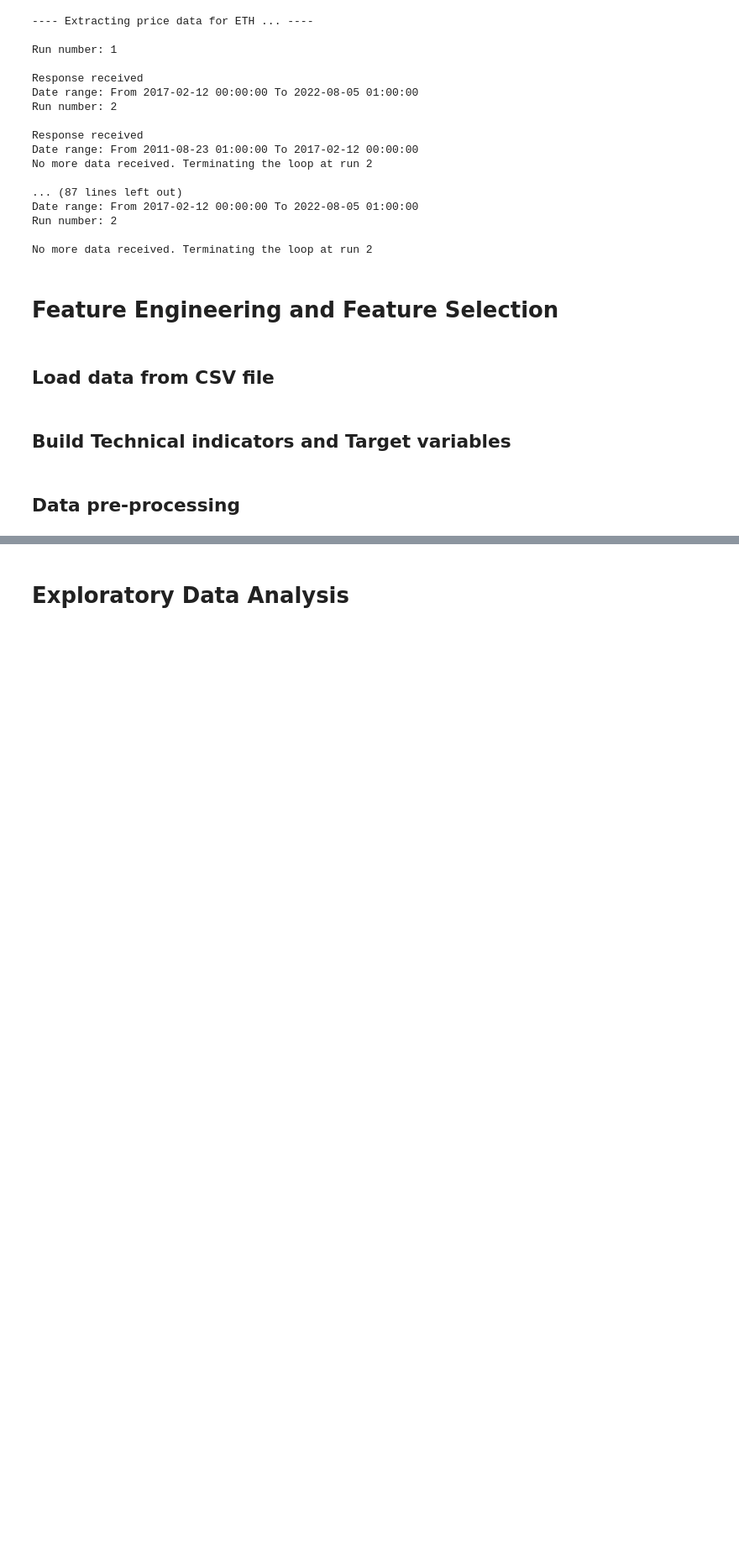
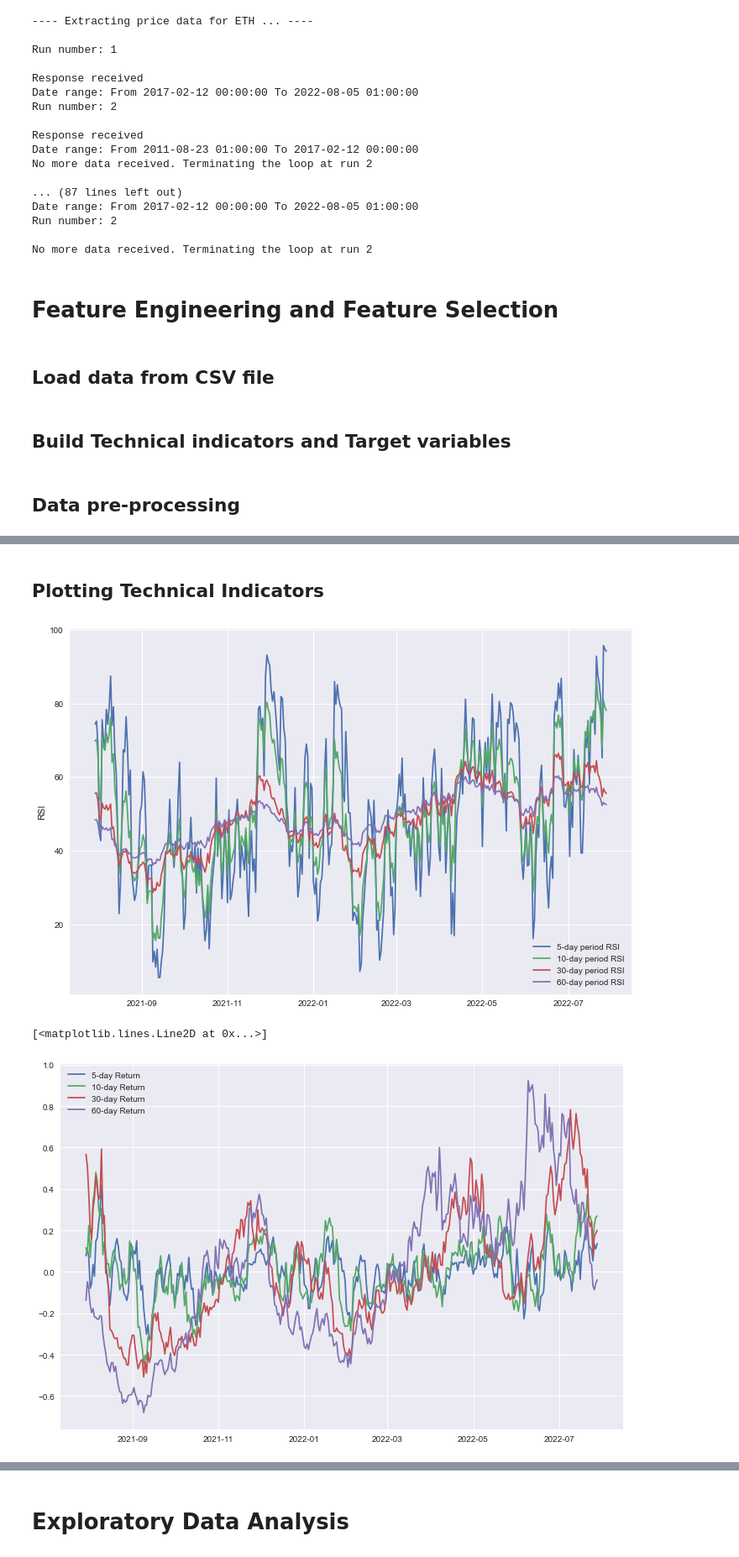
Before and after one commit to es-g/MSc_Ethereum_price_trend_analysis, a Jupyter notebook: simulations.ipynb, the cells around one changed output, grey strips where cells are left out. Shown at 84% size. Saved outputs shown, nothing was run; the diff lists cells and outputs as text; code cells hidden in the pictures; blank space fills up the shorter version.

```diff
--- a/simulations.ipynb
+++ b/simulations.ipynb
@@ -172,0 +166,30 @@ See the caveats in the documentation: https://pandas.pydata.org/pandas-docs/stab
+# %% [markdown]
+## Plotting Technical Indicators
+# %%
+import matplotlib.pyplot as plt
+
+plt.style.use('seaborn')
+plt.figure(figsize=(12, 8))
+for i in [5, 10, 30, 60]:
+    plt.plot(features_eth['date'][-365:-1], features_eth[f'rsi_{i}'][:-365:-1], label=f'{i}-day period RSI')
+plt.legend()
+plt.ylabel('RSI')
+plt.show()
+
+plt.figure(figsize=(12, 8))
+for i in [5, 10, 30, 60]:
+    plt.plot(features_eth['date'][-365:-1], features_eth[f'return_{i}'][:-365:-1], label=f'{i}-day Return')
+plt.legend()
+
+plt.figure(figsize=(12, 8))
+plt.plot(features_eth['date'][-365:-1], features_eth['WILLR'][:-365:-1], label='Williams %R')
+
+plt.figure(figsize=(12, 8))
+plt.plot(features_eth['date'][-365:-1], features_eth['ADI'][:-365:-1], label='ADI')
+
+# plt.legend()
+# features_eth
+# %% [output]
+[figure, added]
+[<matplotlib.lines.Line2D at 0x...>]
+[figure, added]
```
Also changed, not shown: parts of 18 cells of this notebook, 3 other files.
